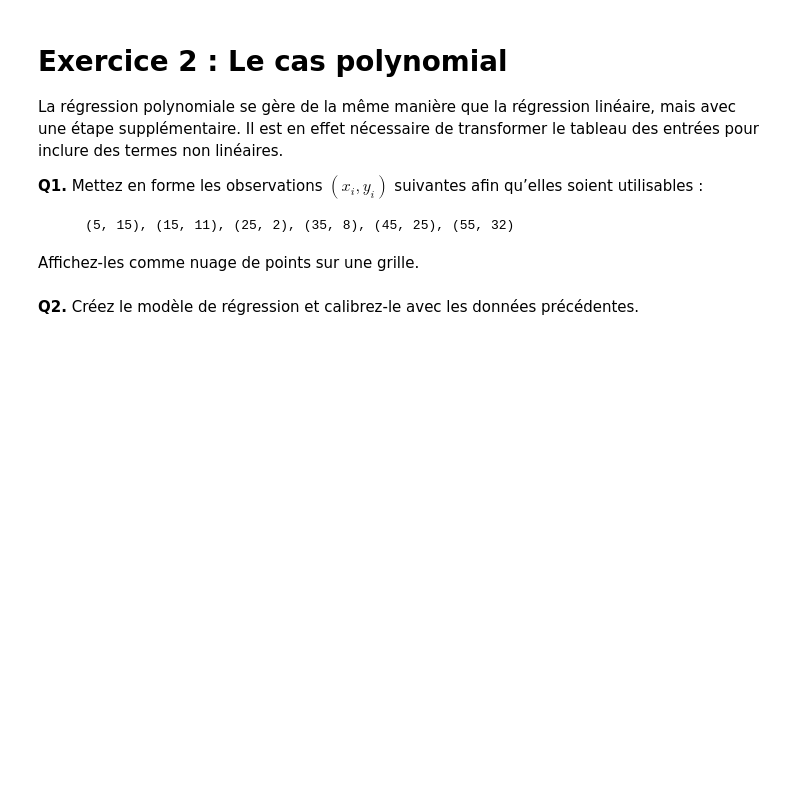
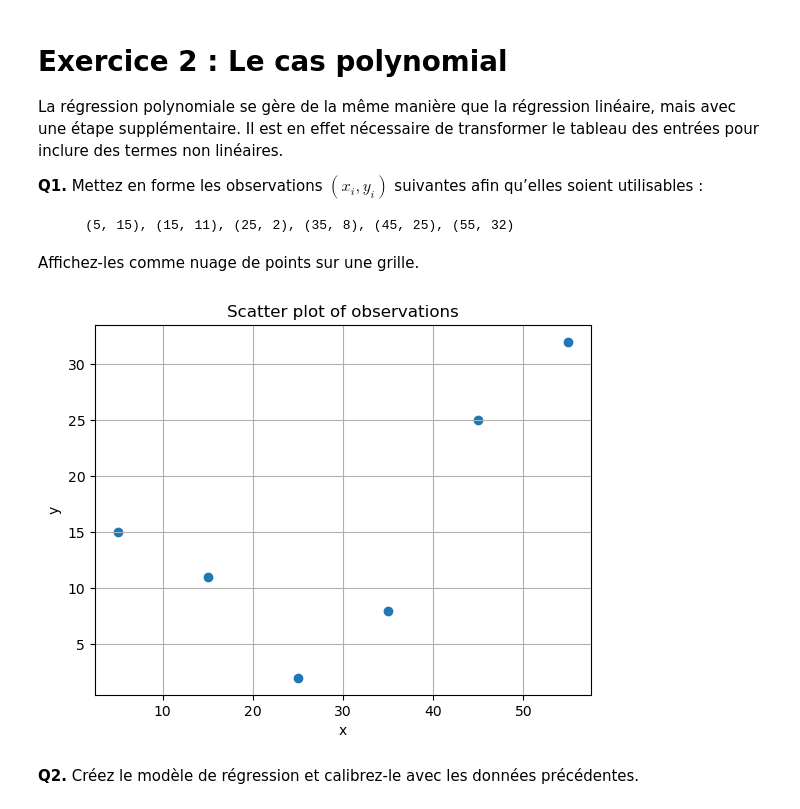
Before and after one commit to linventif/tp-data-science, a Jupyter notebook: tp05/tp_mm05_template.ipynb, the cells around one changed output. Saved outputs shown, nothing was run; the diff lists cells and outputs as text; code cells hidden in the pictures; blank space fills up the shorter version.

```diff
--- a/tp05/tp_mm05_template.ipynb
+++ b/tp05/tp_mm05_template.ipynb
@@ -57,5 +150,22 @@ __Q1.__ Mettez en forme les observations $(x_i, y_i)$ suivantes afin qu’elles
         (5, 15), (15, 11), (25, 2), (35, 8), (45, 25), (55, 32)
 
 Affichez-les comme nuage de points sur une grille.
+# %%
+# Define the observations
+observations_poly = np.array([[5, 15], [15, 11], [25, 2], [35, 8], [45, 25], [55, 32]])
+
+# Separate the observations into x and y coordinates
+x_poly = observations_poly[:, 0]
+y_poly = observations_poly[:, 1]
+
+# Plot the observations as a scatter plot
+plt.scatter(x_poly, y_poly)
+plt.xlabel('x')
+plt.ylabel('y')
+plt.title('Scatter plot of observations')
+plt.grid(True)
+plt.show()
+# %% [output]
+[figure, added]
 # %% [markdown]
 __Q2.__ Créez le modèle de régression et calibrez-le avec les données précédentes.
```
Also changed, not shown: parts of 18 cells of this notebook, 2 other files.
